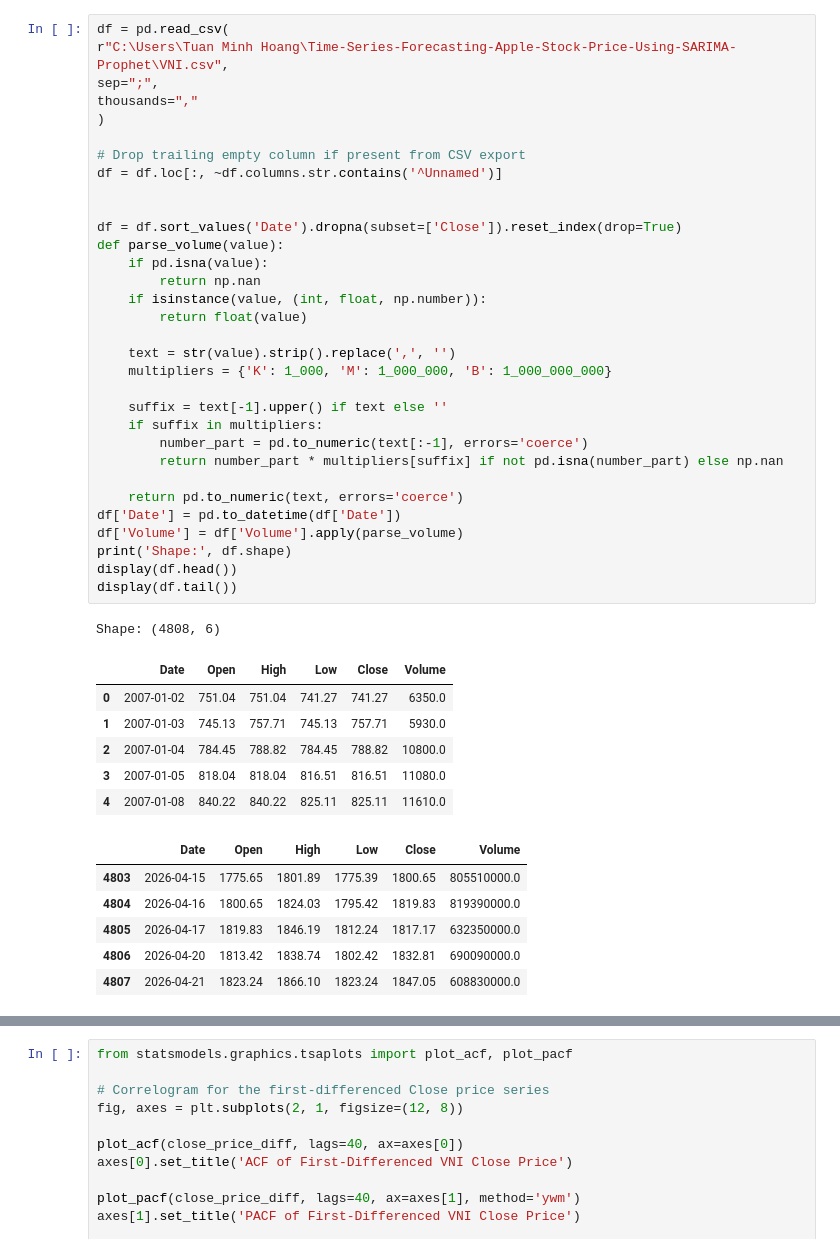
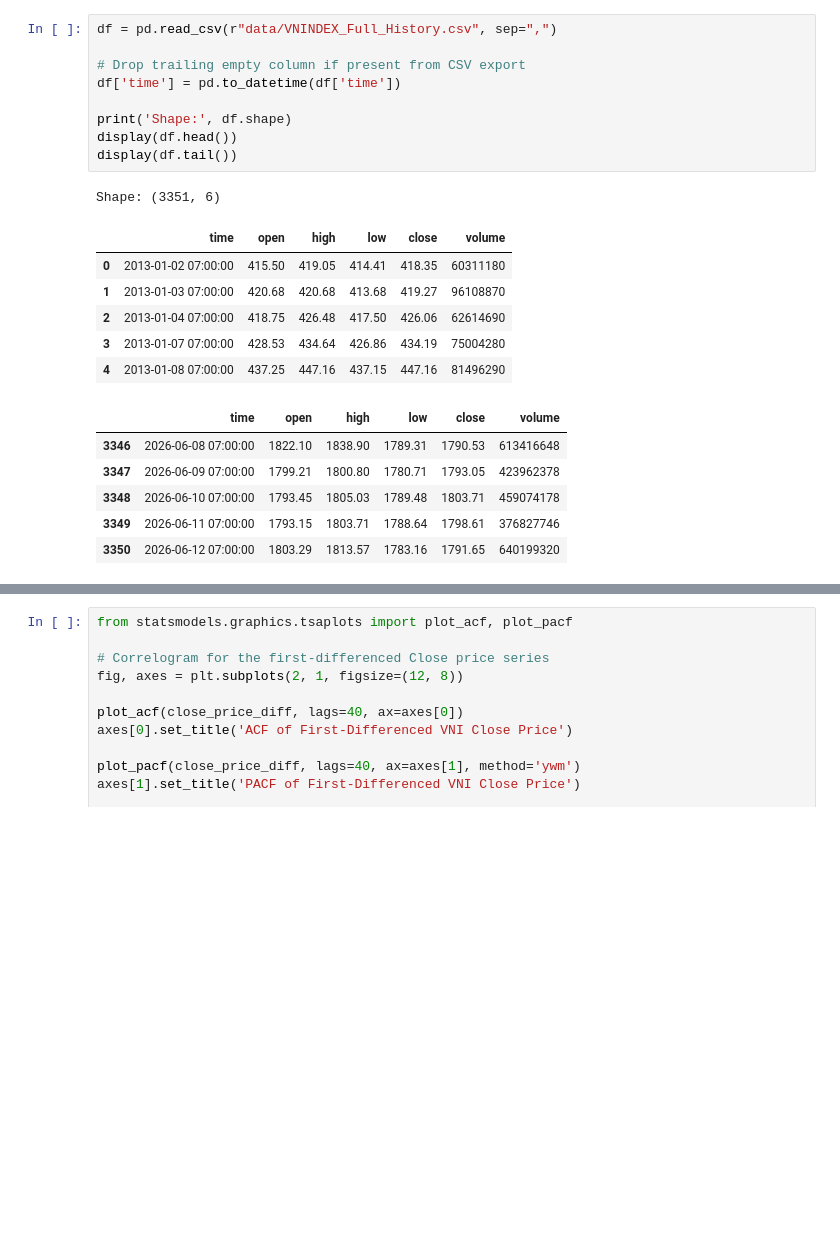
Before and after one commit to 2imMinh/VNI-forecast-using-ARIMA-LSTM, a Jupyter notebook: vni_forecast.ipynb, the cells around one changed output, grey strips where cells are left out. Saved outputs shown, nothing was run; the diff lists cells and outputs as text; blank space fills up the shorter version.

```diff
--- a/vni_forecast.ipynb
+++ b/vni_forecast.ipynb
@@ -138,51 +16,28 @@ import matplotlib.pyplot as plt
 from statsmodels.tsa.arima.model import ARIMA
 from sklearn.metrics import mean_squared_error, mean_absolute_error, mean_absolute_percentage_error
 # %%
-df = pd.read_csv(
-r"C:\Users\Tuan Minh Hoang\Time-Series-Forecasting-Apple-Stock-Price-Using-SARIMA-Prophet\VNI.csv",
-sep=";",
-thousands=","
-)
+df = pd.read_csv(r"data/VNINDEX_Full_History.csv", sep=",")
 
 # Drop trailing empty column if present from CSV export
-df = df.loc[:, ~df.columns.str.contains('^Unnamed')]
+df['time'] = pd.to_datetime(df['time'])
 
-
-df = df.sort_values('Date').dropna(subset=['Close']).reset_index(drop=True)
-def parse_volume(value):
-    if pd.isna(value):
-        return np.nan
-    if isinstance(value, (int, float, np.number)):
-        return float(value)
-
-    text = str(value).strip().replace(',', '')
-    multipliers = {'K': 1_000, 'M': 1_000_000, 'B': 1_000_000_000}
-
-    suffix = text[-1].upper() if text else ''
-    if suffix in multipliers:
-        number_part = pd.to_numeric(text[:-1], errors='coerce')
-        return number_part * multipliers[suffix] if not pd.isna(number_part) else np.nan
-
-    return pd.to_numeric(text, errors='coerce')
-df['Date'] = pd.to_datetime(df['Date'])
-df['Volume'] = df['Volume'].apply(parse_volume)
 print('Shape:', df.shape)
 display(df.head())
 display(df.tail())
 # %% [output]
-Shape: (4808, 6)
+Shape: (3351, 6)
-|  | Date | Open | High | Low | Close | Volume |
-| 0 | 2007-01-02 | 751.04 | 751.04 | 741.27 | 741.27 | 6350.0 |
-| 1 | 2007-01-03 | 745.13 | 757.71 | 745.13 | 757.71 | 5930.0 |
-| 2 | 2007-01-04 | 784.45 | 788.82 | 784.45 | 788.82 | 10800.0 |
-| 3 | 2007-01-05 | 818.04 | 818.04 | 816.51 | 816.51 | 11080.0 |
-| 4 | 2007-01-08 | 840.22 | 840.22 | 825.11 | 825.11 | 11610.0 |
+|  | time | open | high | low | close | volume |
+| 0 | 2013-01-02 07:00:00 | 415.50 | 419.05 | 414.41 | 418.35 | 60311180 |
+| 1 | 2013-01-03 07:00:00 | 420.68 | 420.68 | 413.68 | 419.27 | 96108870 |
+| 2 | 2013-01-04 07:00:00 | 418.75 | 426.48 | 417.50 | 426.06 | 62614690 |
+| 3 | 2013-01-07 07:00:00 | 428.53 | 434.64 | 426.86 | 434.19 | 75004280 |
+| 4 | 2013-01-08 07:00:00 | 437.25 | 447.16 | 437.15 | 447.16 | 81496290 |
-|  | Date | Open | High | Low | Close | Volume |
-| 4803 | 2026-04-15 | 1775.65 | 1801.89 | 1775.39 | 1800.65 | 805510000.0 |
-| 4804 | 2026-04-16 | 1800.65 | 1824.03 | 1795.42 | 1819.83 | 819390000.0 |
-| 4805 | 2026-04-17 | 1819.83 | 1846.19 | 1812.24 | 1817.17 | 632350000.0 |
-| 4806 | 2026-04-20 | 1813.42 | 1838.74 | 1802.42 | 1832.81 | 690090000.0 |
-| 4807 | 2026-04-21 | 1823.24 | 1866.10 | 1823.24 | 1847.05 | 608830000.0 |
+|  | time | open | high | low | close | volume |
+| 3346 | 2026-06-08 07:00:00 | 1822.10 | 1838.90 | 1789.31 | 1790.53 | 613416648 |
+| 3347 | 2026-06-09 07:00:00 | 1799.21 | 1800.80 | 1780.71 | 1793.05 | 423962378 |
+| 3348 | 2026-06-10 07:00:00 | 1793.45 | 1805.03 | 1789.48 | 1803.71 | 459074178 |
+| 3349 | 2026-06-11 07:00:00 | 1793.15 | 1803.71 | 1788.64 | 1798.61 | 376827746 |
+| 3350 | 2026-06-12 07:00:00 | 1803.29 | 1813.57 | 1783.16 | 1791.65 | 640199320 |
 # %%
 from scipy import stats
 
```
Also changed, not shown: parts of 18 cells of this notebook, 52 other files.
